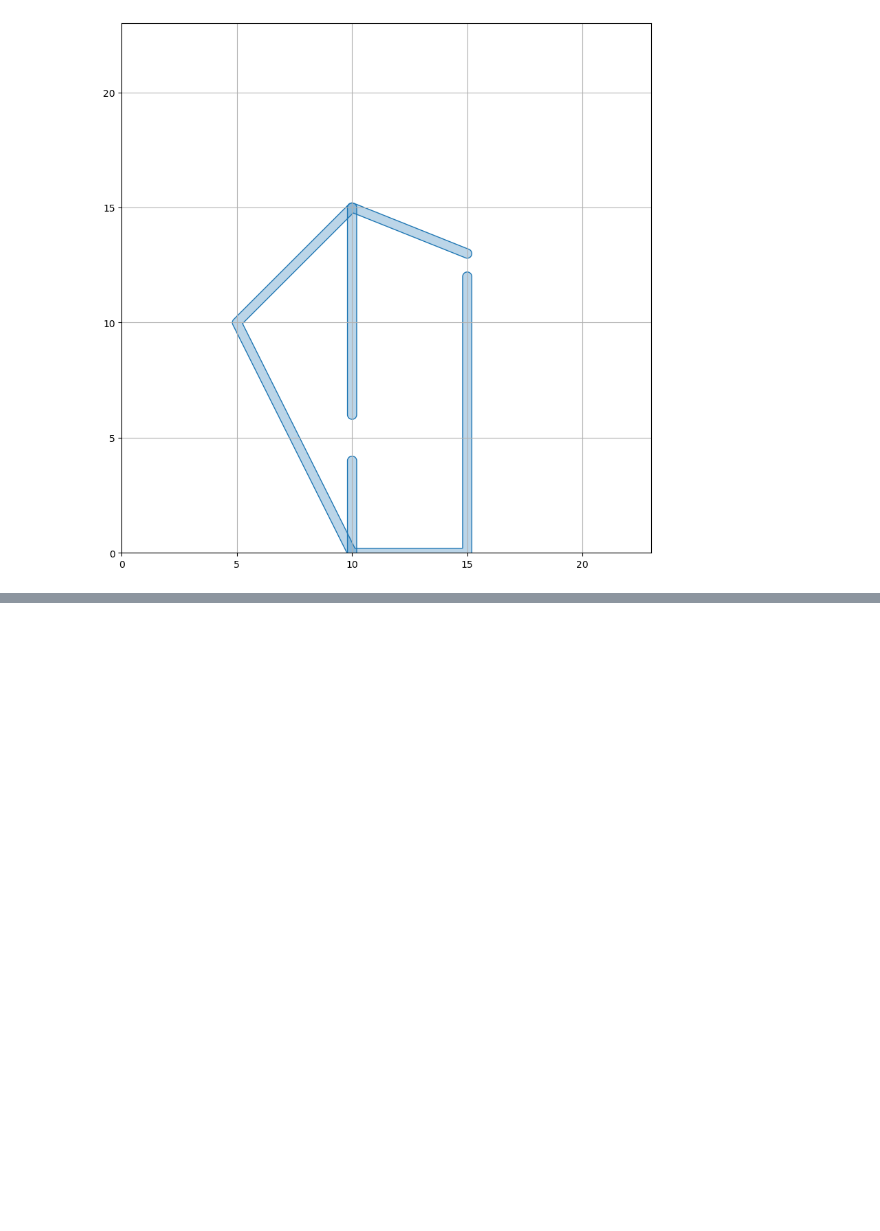
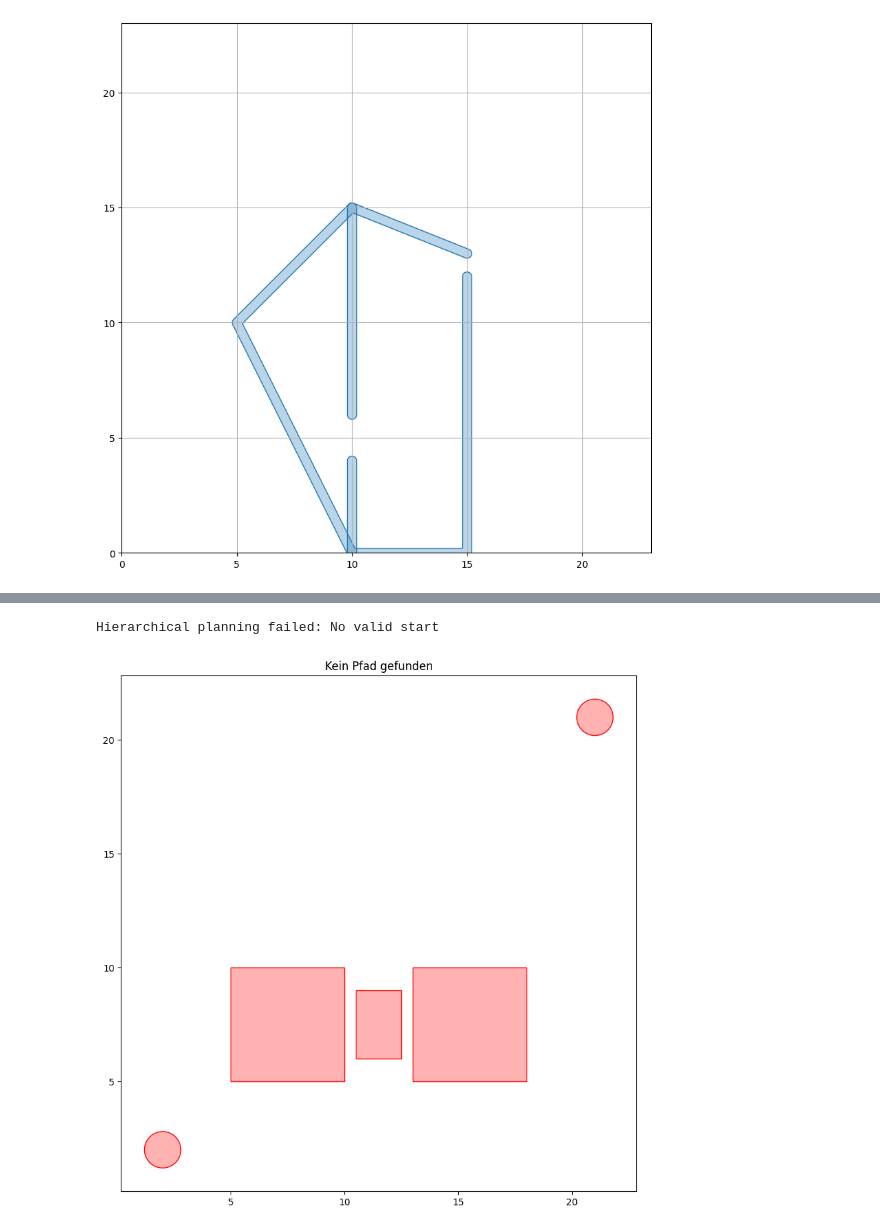
Before and after one commit to sboes/Project_task_hierarchical_planner, a Jupyter notebook: hierachical_planner.ipynb, the cells around one changed output, grey strips where cells are left out. Cells and saved outputs as stored; diff of their text form; code cells hidden in the pictures; blank space fills up the shorter version.

```diff
--- a/hierachical_planner.ipynb
+++ b/hierachical_planner.ipynb
@@ -273,0 +469,33 @@ Planning time: 0.88 seconds
+# %%
+envs = TestEnvironments()
+scene = envs.get_medium_1()
+checker = CollisionChecker(scene)
+
+outer = VisPRM(checker)
+inner = BasicPRM(checker)
+planner = HierarchicalPlanner(outer, inner)
+
+config = {
+    "outer_ntry": 60,
+    "inner_radius": 4.0,
+    "inner_nodes": 200
+}
+
+path = planner.planPath([[2, 2]], [[21, 21]], config=config)
+
+# Visualisierung
+fig, ax = plt.subplots(figsize=(10, 10))
+checker.drawObstacles(ax)
+if path:
+    pos = nx.get_node_attributes(inner.graph, "pos")
+    Gsp = nx.subgraph(inner.graph, path)
+    nx.draw_networkx_nodes(Gsp, pos, node_color='g', ax=ax)
+    nx.draw_networkx_edges(Gsp, pos, edge_color='g', width=4, ax=ax)
+    ax.set_title("Pfadsegment eines Hierarchischen Planers")
+else:
+    ax.set_title("Kein Pfad gefunden")
+plt.grid()
+plt.show()
+# %% [output]
+Hierarchical planning failed: No valid start
+[figure, added]
```
Also changed, not shown: parts of 25 cells of this notebook, 4 other files.
